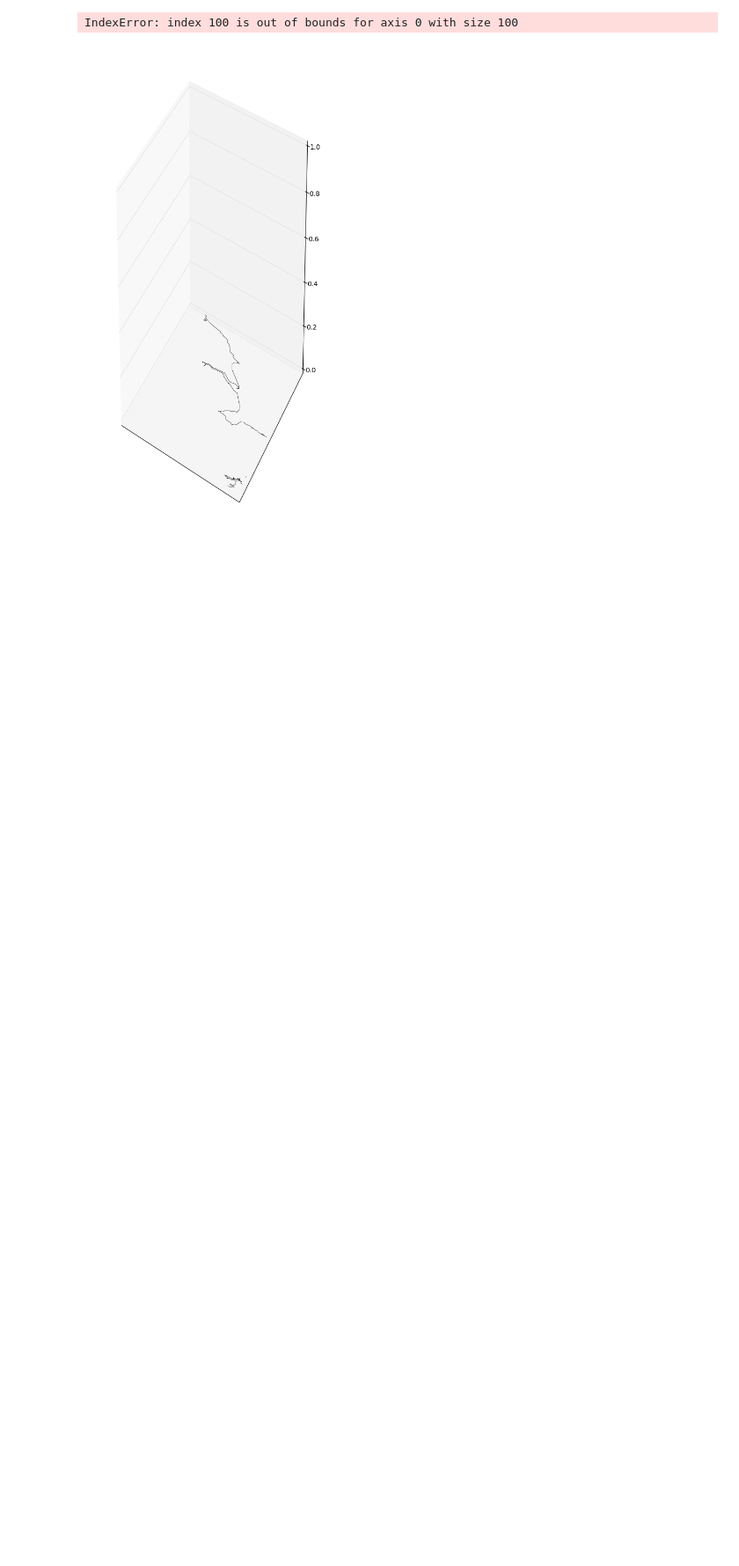
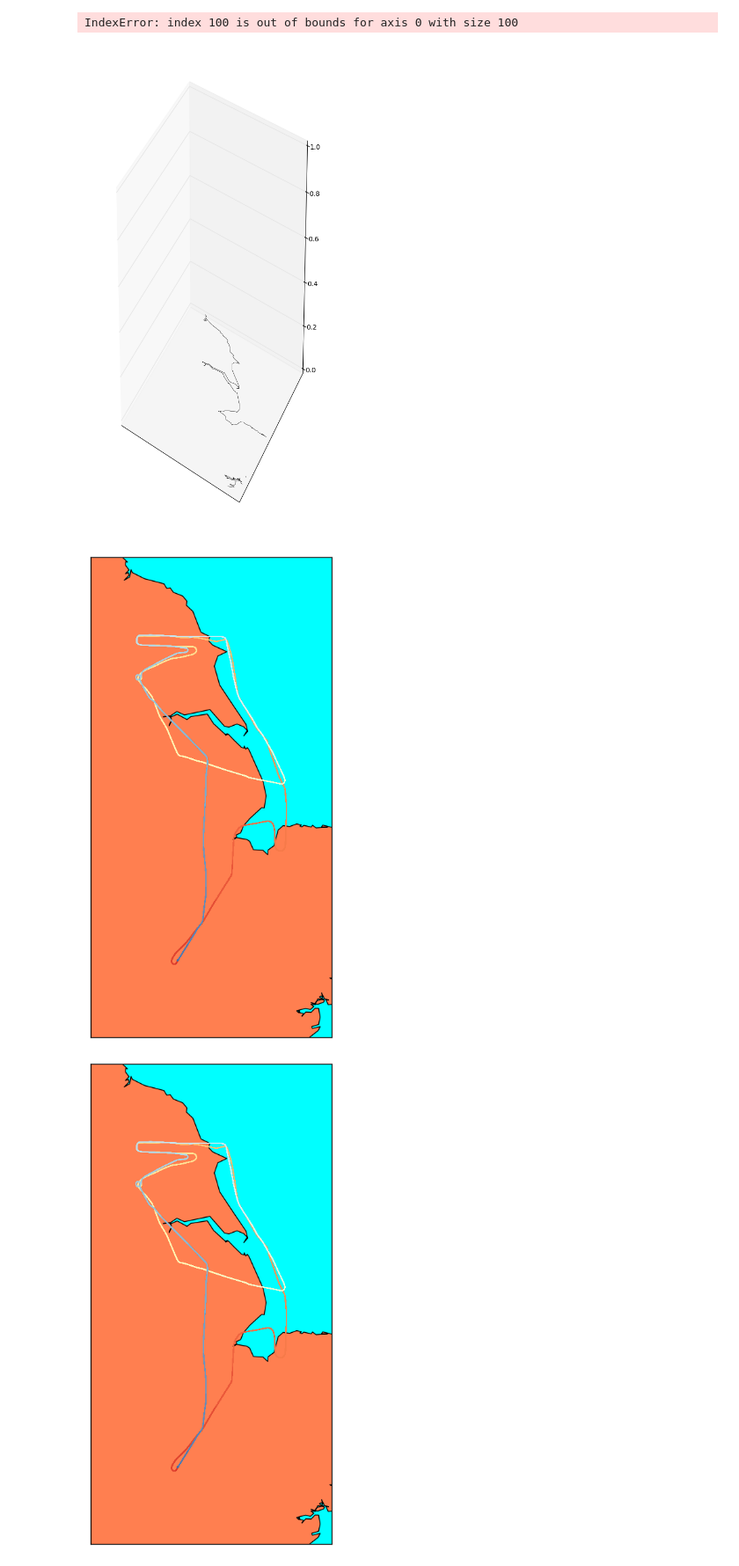
Before and after one commit to hannahannahannah/netcdf_project, a Jupyter notebook: day3-hack-day.ipynb, the cells around one changed output. Shown: that part at 88% size. Saved outputs shown, nothing was run; the diff lists cells and outputs as text; code cells hidden in the pictures; blank space fills up the shorter version.

Commit message:
Managed to plot flightpath on map

```diff
--- a/day3-hack-day.ipynb
+++ b/day3-hack-day.ipynb
@@ -267,35 +267,51 @@ fh = Dataset('core_faam_20160303_v004_r0_b947.nc','r')
 lat = fh.variables['LAT_GIN'][:]
 
 lat[lat==0]=-9999
 lat[lat==-9999]=['nan']
 lon = fh.variables['LON_GIN'][:]
 lon[lon==0]=-9999
 lon[lon==-9999]=['nan']
 
 alt = fh.variables['HGT_RADR'][:]
 alt = alt[:,1]
 alt[alt==-9999]=['nan']
 #mois = fh.variables['NV_LWC_U'][:]
 max_lat = np.nanmax(lat)
 min_lat = np.nanmin(lat)
 max_lon = np.nanmax(lon)
 min_lon = np.nanmin(lon)
 
-lon = lon[np.logical_not(np.isnan(lon))]
-lat = lat[np.logical_not(np.isnan(lat))]
-alt = alt[np.logical_not(np.isnan(alt))]
+#lon = lon[np.logical_not(np.isnan(lon))]
+#lat = lat[np.logical_not(np.isnan(lat))]
+#alt = alt[np.logical_not(np.isnan(alt))]
 
 max_lat = max_lat +0.5
 min_lat = min_lat -0.5
 max_lon = max_lon +0.5
 min_lon = min_lon -0.5
 max_alt =(np.nanmax(alt))
 print(np.nanmin(alt))
 
+fig=plt.figure(figsize=(14, 10), dpi= 200, facecolor='w', edgecolor='k')
+m = Basemap(llcrnrlon=min_lon,llcrnrlat=min_lat,urcrnrlon=max_lon,urcrnrlat=max_lat, resolution='i', projection='merc', lat_0 = 40., lon_0 = -80)
+m.drawcoastlines()
+m.drawmapboundary(fill_color='aqua')
+# fill continents, set lake color same as ocean color.
+m.fillcontinents(color='white',lake_color='aqua')
+m.drawparallels(np.arange(10.,35.,5.))
+m.drawmeridians(np.arange(-120.,-80.,10.))
+
 time_spacer = np.linspace(1,25007,100)
-for i in range(1,101):
+counter = 0
+for i in range(45,99):
+    counter = counter + (1/(99-45))
     get = time_spacer[i]
-    pl.plot((lon[1:get],lat[1:get],'k')
+    get2 = time_spacer[i+1]
+    x, y = m(lon,lat)
+    pl.plot(x[get:get2],y[get:get2],color=plt.cm.RdYlBu(counter))
     display.clear_output(wait=True)
     display.display(pl.gcf())
     time.sleep(0.01)
+# %% [output]
+[figure, added]
+[figure, added]
```
